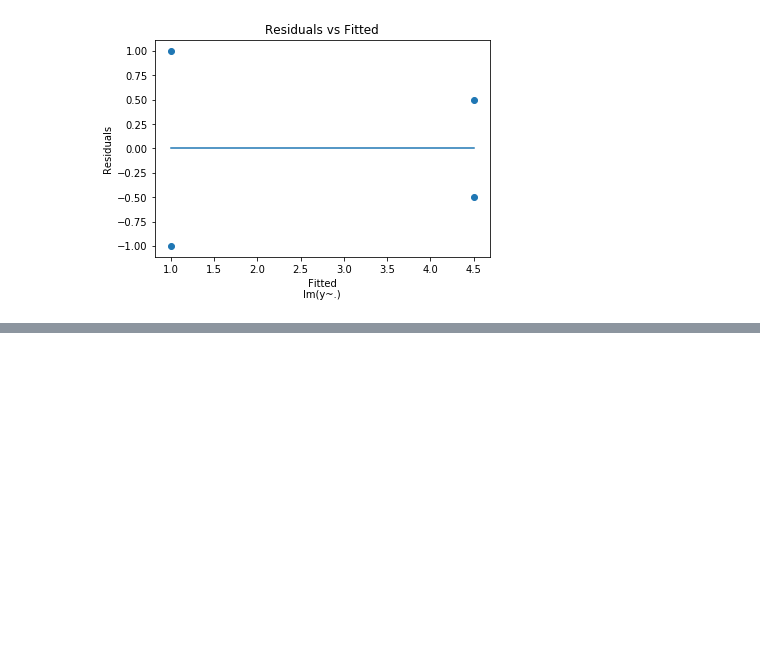
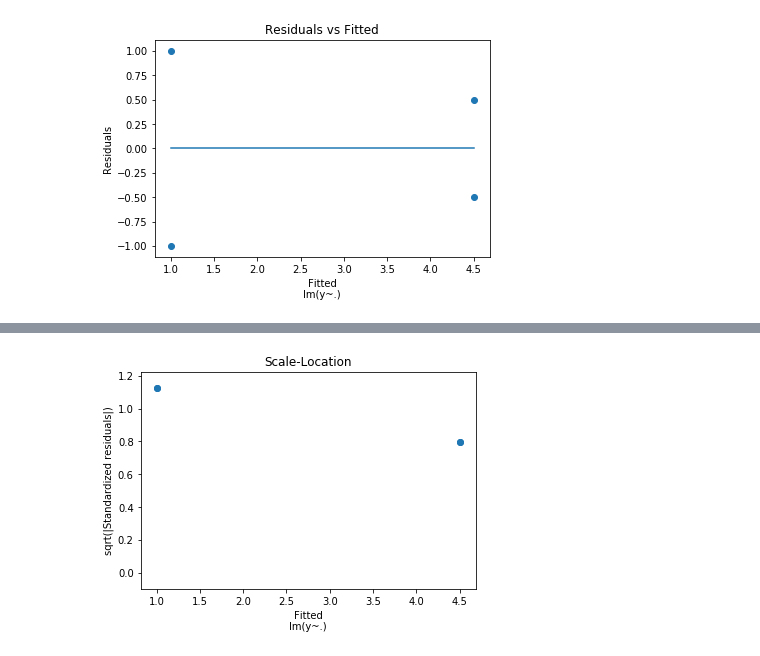
Before and after one commit to python-like-r/python-like-r, a Jupyter notebook: Example_python.ipynb, the cells around one changed output, grey strips where cells are left out. Drawn from its saved outputs; the diff is of its cells as text; code cells hidden in the pictures; blank space fills up the shorter version.

```diff
--- a/Example_python.ipynb
+++ b/Example_python.ipynb
@@ -38,0 +43,4 @@ my_lm.plot(which=1)
+# %%
+my_lm.plot(which=3)
+# %% [output]
+[figure, added]
```
Also changed, not shown: parts of 2 cells of this notebook.
